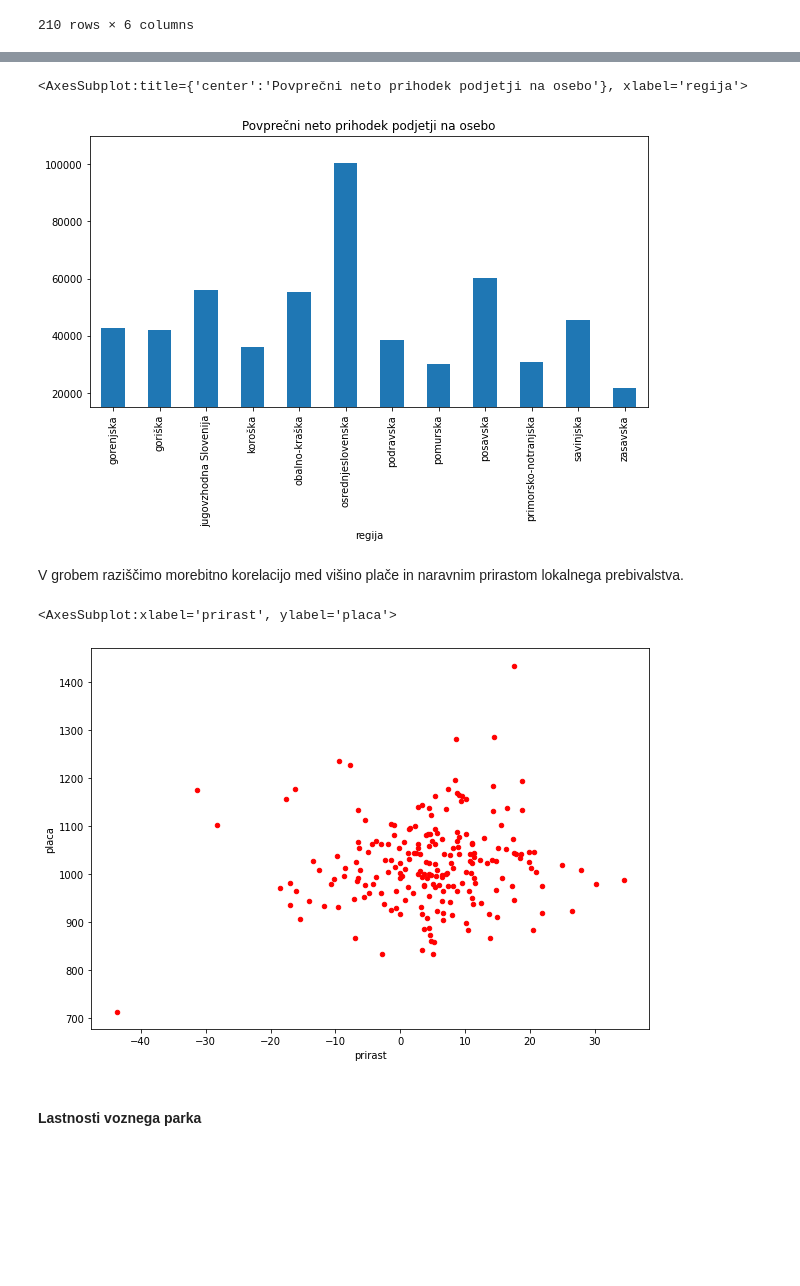
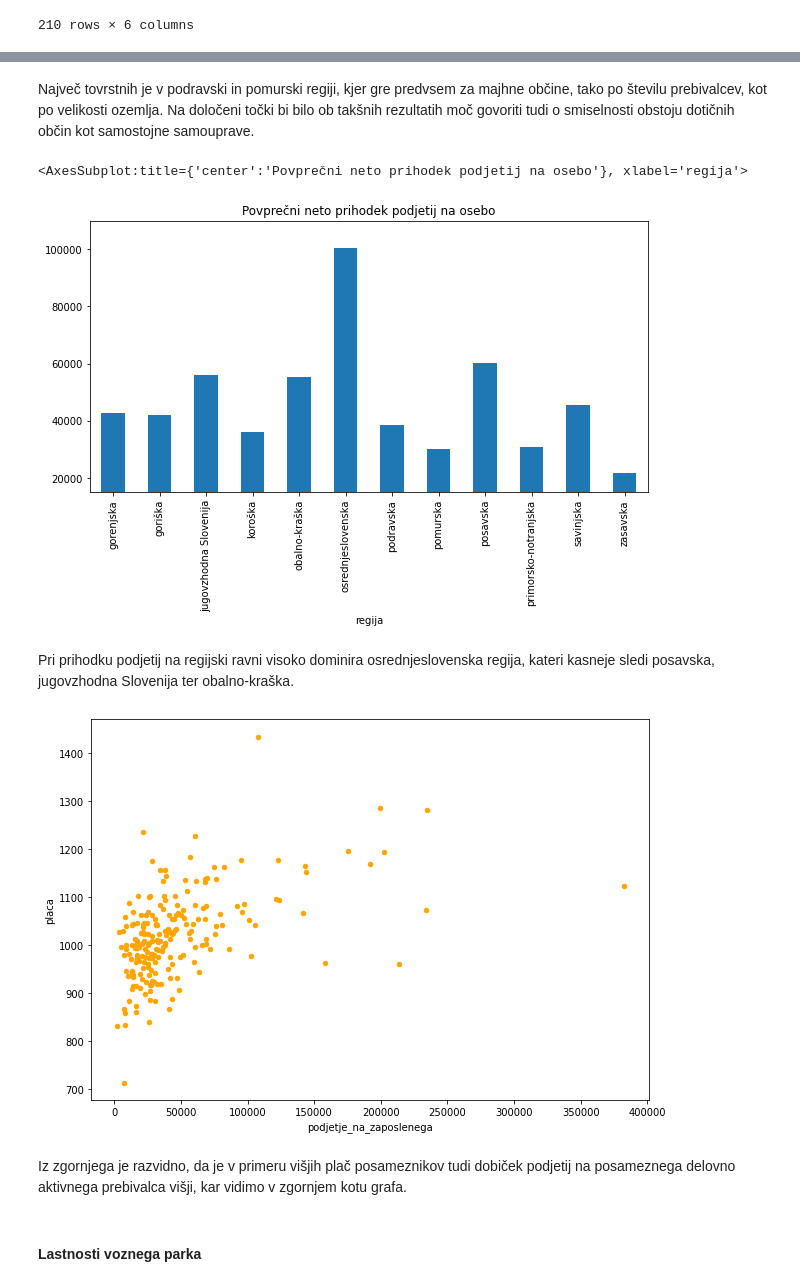
Before and after one commit to matejgorjup/PROG1-analiza-podatkov, a Jupyter notebook: obcine.ipynb, the cells around one changed output, grey strips where cells are left out. Saved outputs shown, nothing was run; the diff lists cells and outputs as text; code cells hidden in the pictures; blank space fills up the shorter version.

```diff
--- a/obcine.ipynb
+++ b/obcine.ipynb
@@ -208,0 +217,2 @@ avg_place.plot.bar(ylim=(950, 1100), figsize=(10,5), title='Povprečna neto pla
+# %%
+obcine.set_index(['ime_obcine']).groupby('regija')['placa'].nlargest(1).reset_index().sort_values(['placa'], ascending=False)
@@ -230,14 +303,15 @@ podjetni
+# %% [markdown]
+Največ tovrstnih je v podravski in pomurski regiji, kjer gre predvsem za majhne občine, tako po številu prebivalcev, kot po velikosti ozemlja. Na določeni točki bi bilo ob takšnih rezultatih moč govoriti tudi o smiselnosti obstoju dotičnih občin kot samostojne samouprave.
 # %%
 sum_podjetja = obcine.groupby('regija').sum()[['podjetja']].sort_values('regija')
 each_podjetja = (sum_podjetja.podjetja / regije.prebivalci).round(decimals=2)
-each_podjetja.plot.bar(ylim=(15000, 110000),figsize=(10,5), title='Povprečni neto prihodek podjetji na osebo')
+each_podjetja.plot.bar(ylim=(15000, 110000),figsize=(10,5), title='Povprečni neto prihodek podjetij na osebo')
 # %% [output]
-<AxesSubplot:title={'center':'Povprečni neto prihodek podjetji na osebo'}, xlabel='regija'>
+<AxesSubplot:title={'center':'Povprečni neto prihodek podjetij na osebo'}, xlabel='regija'>
 [figure]
-# %% [markdown]
-V grobem raziščimo morebitno korelacijo med višino plače in naravnim prirastom lokalnega prebivalstva.
+# %% [markdown]
+Pri prihodku podjetij na regijski ravni visoko dominira osrednjeslovenska regija, kateri kasneje sledi posavska, jugovzhodna Slovenija ter obalno-kraška.
 # %%
-obcine[['prirast', 'placa']].plot.scatter('prirast', 'placa', figsize=(10,7), color='red')
+graf1 = obcine[['podjetje_na_zaposlenega', 'placa']].plot.scatter('podjetje_na_zaposlenega', 'placa', figsize=(10,7), color='orange')
 # %% [output]
-<AxesSubplot:xlabel='prirast', ylabel='placa'>
-[figure, old version]
+[figure, new version]
@@ -247,3 +318,5 @@ obcine[['prirast', 'placa']].plot.scatter('prirast', 'placa', figsize=(10,7), co
+# %% [markdown]
+Iz zgornjega je razvidno, da je v primeru višjih plač posameznikov tudi dobiček podjetij na posameznega delovno aktivnega prebivalca višji, kar vidimo v zgornjem kotu grafa.
 # %% [markdown]
 #### **Lastnosti voznega parka**
 # %% [markdown]
```
Also changed, not shown: parts of 41 cells of this notebook.
